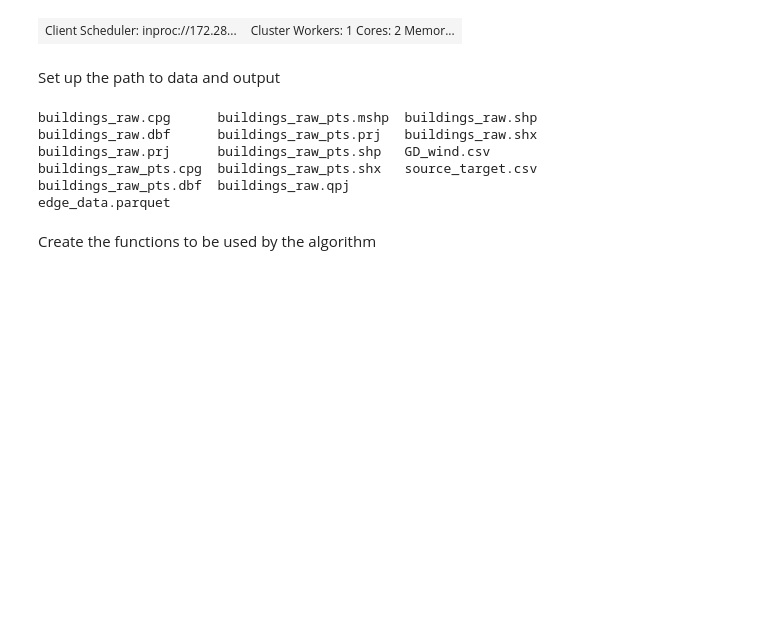
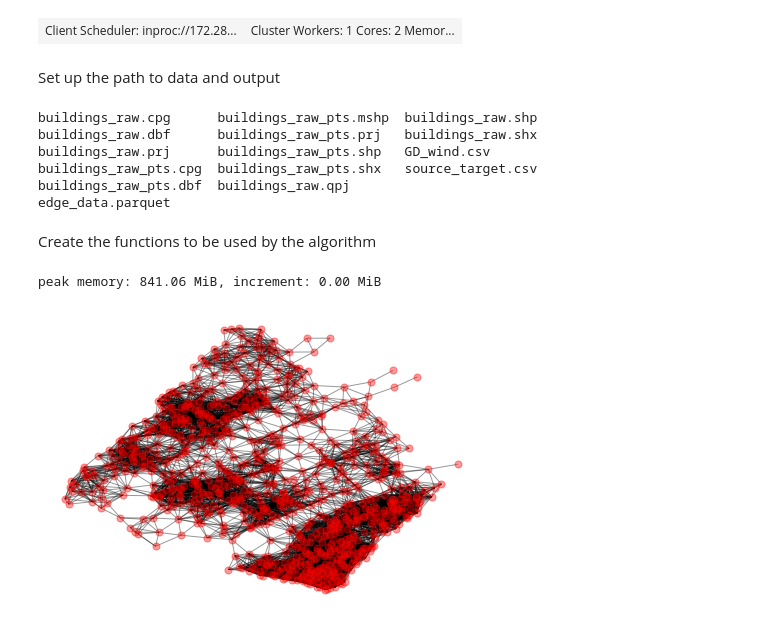
Before and after one commit to 37stu37/FFE, a Jupyter notebook: FFE_numba_Dask.ipynb, the cells around one changed output. Drawn from its saved outputs; the diff is of its cells as text; code cells hidden in the pictures; blank space fills up the shorter version.

```diff
--- a/FFE_numba_Dask.ipynb
+++ b/FFE_numba_Dask.ipynb
@@ -169,3 +189,21 @@ def main(number_of_scenarios, edges):
+# %%
+# display network
+def display_network(edge_list_dataframe):
+    graph = nx.from_pandas_edgelist(edge_list_dataframe, edge_attr=True)
+    options = {'node_color': 'red', 'node_size': 50, 'width': 1, 'alpha': 0.4,
+               'with_labels': False, 'font_weight': 'bold'}
+    nx.draw_kamada_kawai(graph, **options)
+    plt.show()
+    return graph
 # %%
+%%time
+%memit
+# with ProgressBar():
+# load data
 # EDGES = dd.read_parquet(os.path.join(path_output, 'dask_edge_list', 'edge_data.parquet'), engine='pyarrow')
-# print(EDGES)
+EDGES = pd.read_parquet(os.path.join(path_output, 'dask_edge_list', 'edge_data.parquet'), engine='pyarrow')
+
+G = display_network(EDGES)
+# %% [output]
+peak memory: 841.06 MiB, increment: 0.00 MiB
+[figure, added]
```
Also changed, not shown: parts of 10 cells of this notebook.
